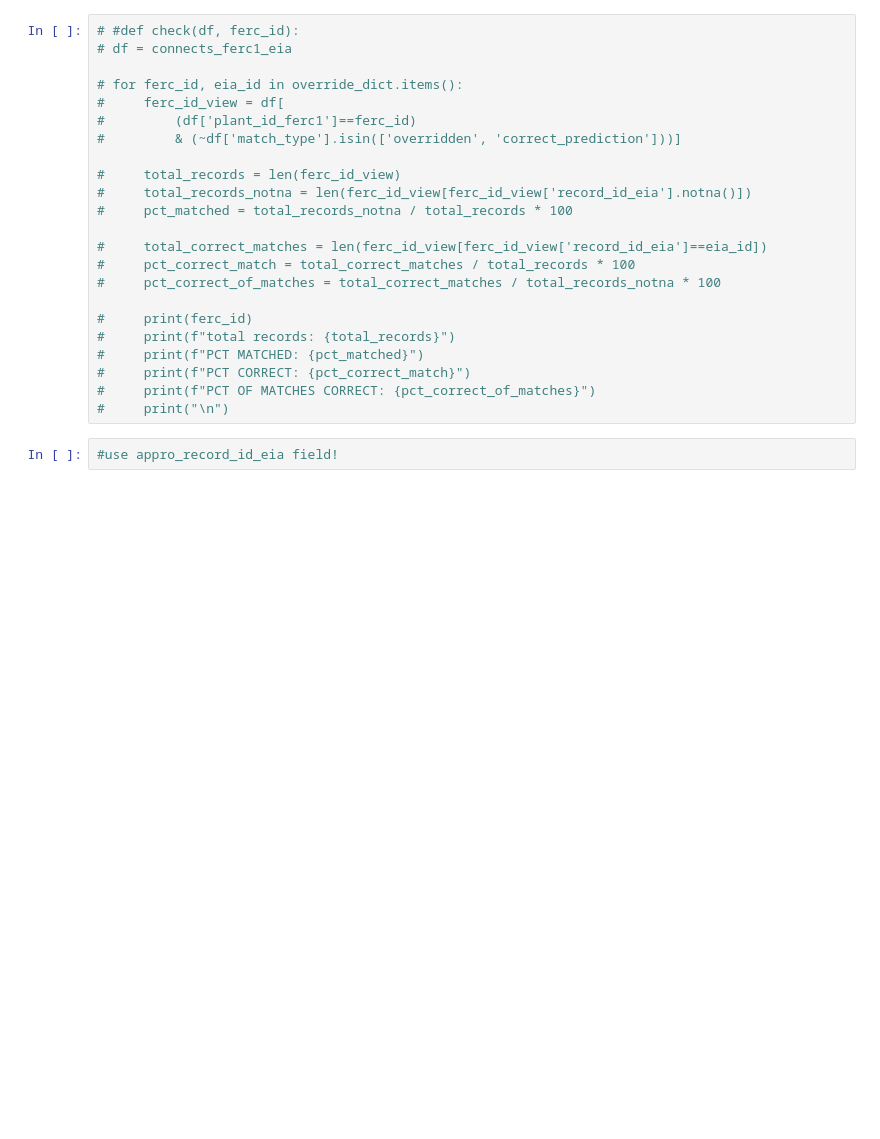
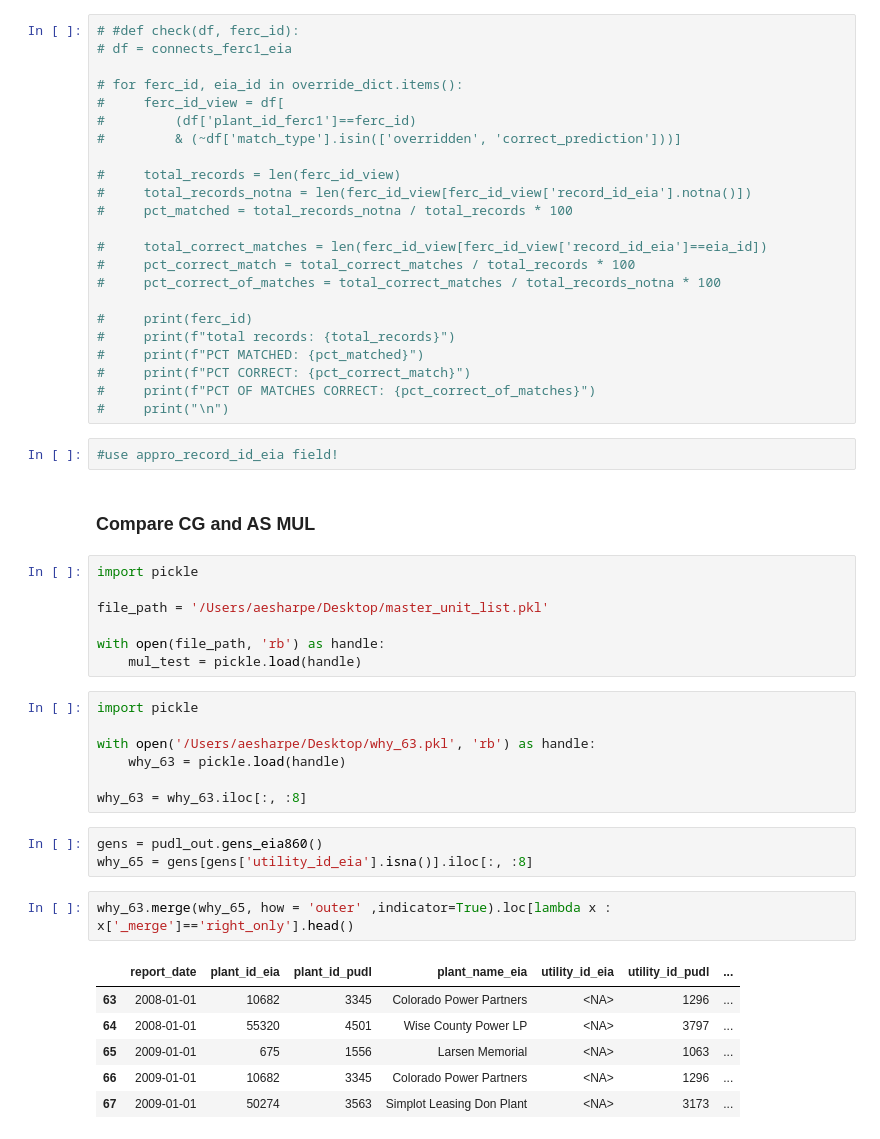
Before and after one commit to catalyst-cooperative/rmi-ferc1-eia, a Jupyter notebook: notebooks/make_overrides.ipynb, the cells around one changed output. Saved outputs shown, nothing was run; the diff lists cells and outputs as text; blank space fills up the shorter version.

```diff
--- a/notebooks/make_overrides.ipynb
+++ b/notebooks/make_overrides.ipynb
@@ -641,3 +625,31 @@ li
 #     print("\n")
 # %%
 #use appro_record_id_eia field!
+# %% [markdown]
+### Compare CG and AS MUL
+# %%
+import pickle
+
+file_path = '/Users/aesharpe/Desktop/master_unit_list.pkl'
+
+with open(file_path, 'rb') as handle:
+    mul_test = pickle.load(handle)
+# %%
+import pickle
+
+with open('/Users/aesharpe/Desktop/why_63.pkl', 'rb') as handle:
+    why_63 = pickle.load(handle)
+
+why_63 = why_63.iloc[:, :8]
+# %%
+gens = pudl_out.gens_eia860()
+why_65 = gens[gens['utility_id_eia'].isna()].iloc[:, :8]
+# %%
+why_63.merge(why_65, how = 'outer' ,indicator=True).loc[lambda x : x['_merge']=='right_only'].head()
+# %% [output]
+|  | report_date | plant_id_eia | plant_id_pudl | plant_name_eia | utility_id_eia | utility_id_pudl | ... |
+| 63 | 2008-01-01 | 10682 | 3345 | Colorado Power Partners | <NA> | 1296 | ... |
+| 64 | 2008-01-01 | 55320 | 4501 | Wise County Power LP | <NA> | 3797 | ... |
+| 65 | 2009-01-01 | 675 | 1556 | Larsen Memorial | <NA> | 1063 | ... |
+| 66 | 2009-01-01 | 10682 | 3345 | Colorado Power Partners | <NA> | 1296 | ... |
+| 67 | 2009-01-01 | 50274 | 3563 | Simplot Leasing Don Plant | <NA> | 3173 | ... |
```
Also changed, not shown: parts of 22 cells of this notebook, 1 other file.
